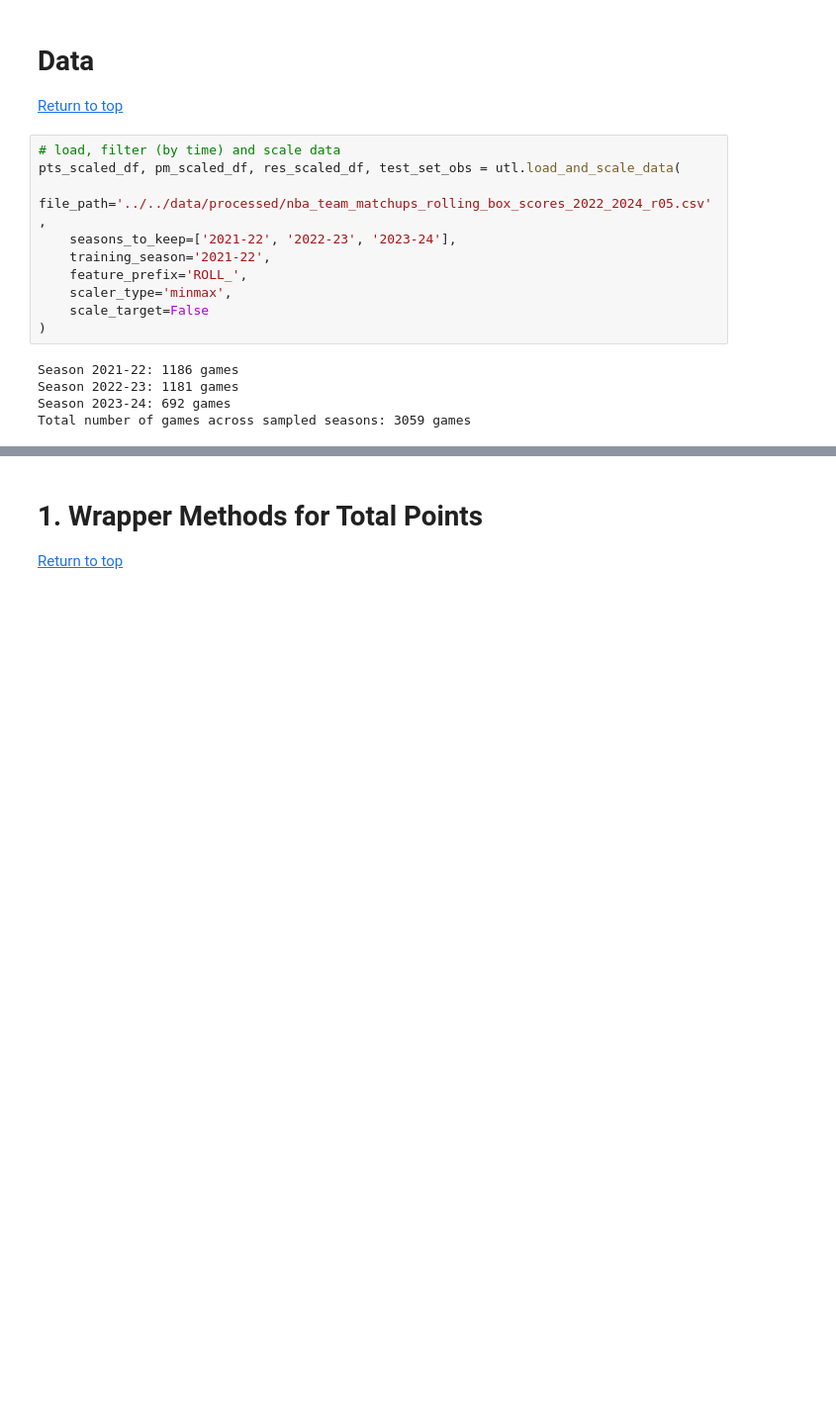
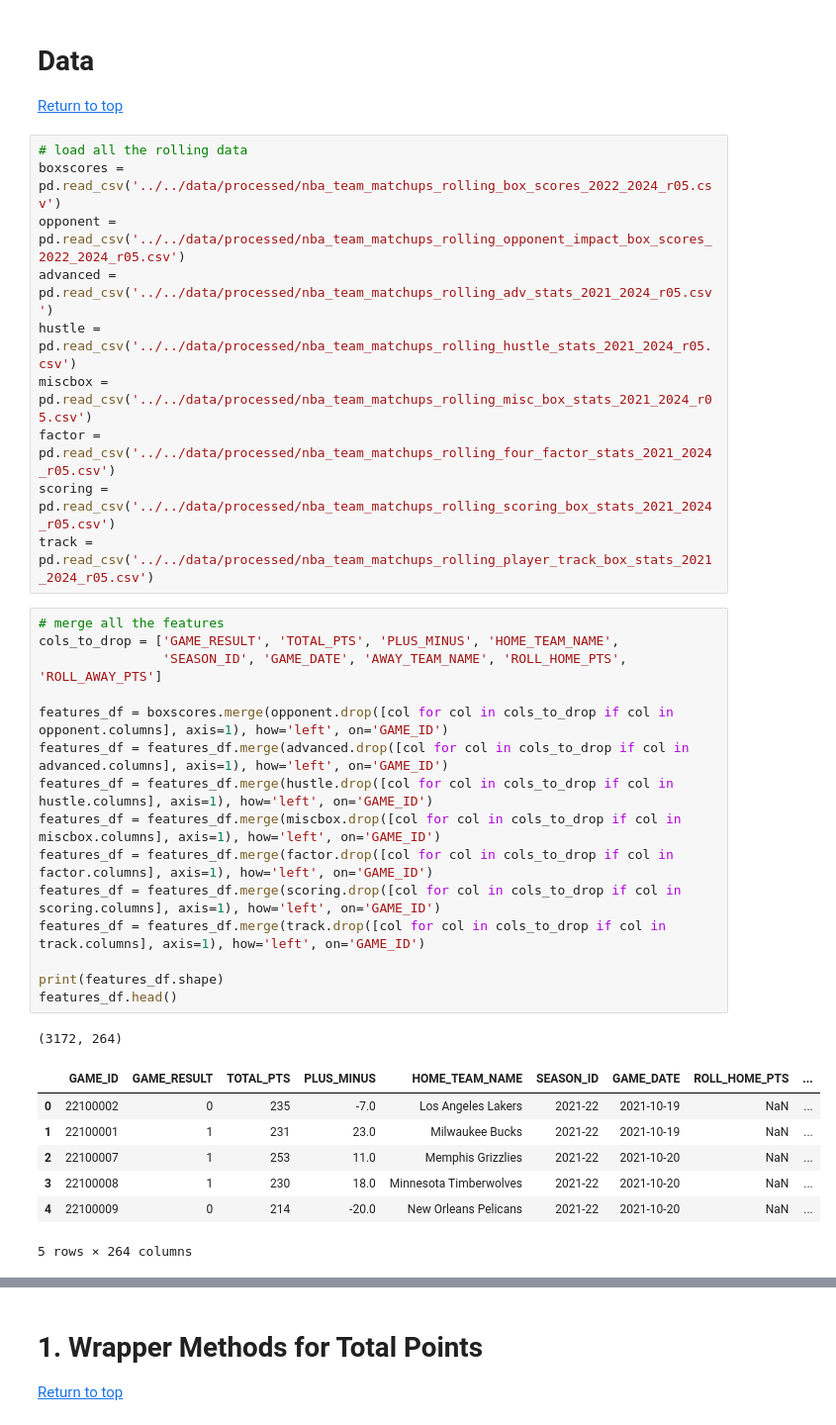
Before and after one commit to stevenworthington/sports_betting, a Jupyter notebook: code/data_processing/04b_Feature_Selection_Wrapper_Methods.ipynb, the cells around one changed output, grey strips where cells are left out. Shown at 99% size. Saved outputs shown, nothing was run; the diff lists cells and outputs as text; blank space fills up the shorter version.

```diff
--- a/code/data_processing/04b_Feature_Selection_Wrapper_Methods.ipynb
+++ b/code/data_processing/04b_Feature_Selection_Wrapper_Methods.ipynb
@@ -37,18 +49,37 @@ IProgress not found. Please update jupyter and ipywidgets. See https://ipywidget
 # Data
 
 [Return to top](#Feature-Selection)
-# %%
-# load, filter (by time) and scale data
-pts_scaled_df, pm_scaled_df, res_scaled_df, test_set_obs = utl.load_and_scale_data(
-    file_path='../../data/processed/nba_team_matchups_rolling_box_scores_2022_2024_r05.csv',
-    seasons_to_keep=['2021-22', '2022-23', '2023-24'],
-    training_season='2021-22',
-    feature_prefix='ROLL_',
-    scaler_type='minmax',
-    scale_target=False
-)
-# %% [output]
-Season 2021-22: 1186 games
-Season 2022-23: 1181 games
-Season 2023-24: 692 games
-Total number of games across sampled seasons: 3059 games
+# %%
+# load all the rolling data
+boxscores = pd.read_csv('../../data/processed/nba_team_matchups_rolling_box_scores_2022_2024_r05.csv')
+opponent = pd.read_csv('../../data/processed/nba_team_matchups_rolling_opponent_impact_box_scores_2022_2024_r05.csv')
+advanced = pd.read_csv('../../data/processed/nba_team_matchups_rolling_adv_stats_2021_2024_r05.csv')
+hustle = pd.read_csv('../../data/processed/nba_team_matchups_rolling_hustle_stats_2021_2024_r05.csv')
+miscbox = pd.read_csv('../../data/processed/nba_team_matchups_rolling_misc_box_stats_2021_2024_r05.csv')
+factor = pd.read_csv('../../data/processed/nba_team_matchups_rolling_four_factor_stats_2021_2024_r05.csv')
+scoring = pd.read_csv('../../data/processed/nba_team_matchups_rolling_scoring_box_stats_2021_2024_r05.csv')
+track = pd.read_csv('../../data/processed/nba_team_matchups_rolling_player_track_box_stats_2021_2024_r05.csv')
+# %%
+# merge all the features
+cols_to_drop = ['GAME_RESULT', 'TOTAL_PTS', 'PLUS_MINUS', 'HOME_TEAM_NAME',
+                'SEASON_ID', 'GAME_DATE', 'AWAY_TEAM_NAME', 'ROLL_HOME_PTS', 'ROLL_AWAY_PTS']
+
+features_df = boxscores.merge(opponent.drop([col for col in cols_to_drop if col in opponent.columns], axis=1), how='left', on='GAME_ID')
+features_df = features_df.merge(advanced.drop([col for col in cols_to_drop if col in advanced.columns], axis=1), how='left', on='GAME_ID')
+features_df = features_df.merge(hustle.drop([col for col in cols_to_drop if col in hustle.columns], axis=1), how='left', on='GAME_ID')
+features_df = features_df.merge(miscbox.drop([col for col in cols_to_drop if col in miscbox.columns], axis=1), how='left', on='GAME_ID')
+features_df = features_df.merge(factor.drop([col for col in cols_to_drop if col in factor.columns], axis=1), how='left', on='GAME_ID')
+features_df = features_df.merge(scoring.drop([col for col in cols_to_drop if col in scoring.columns], axis=1), how='left', on='GAME_ID')
+features_df = features_df.merge(track.drop([col for col in cols_to_drop if col in track.columns], axis=1), how='left', on='GAME_ID')
+
+print(features_df.shape)
+features_df.head()
+# %% [output]
+(3172, 264)
+|  | GAME_ID | GAME_RESULT | TOTAL_PTS | PLUS_MINUS | HOME_TEAM_NAME | SEASON_ID | GAME_DATE | ROLL_HOME_PTS | ... |
+| 0 | 22100002 | 0 | 235 | -7.0 | Los Angeles Lakers | 2021-22 | 2021-10-19 | NaN | ... |
+| 1 | 22100001 | 1 | 231 | 23.0 | Milwaukee Bucks | 2021-22 | 2021-10-19 | NaN | ... |
+| 2 | 22100007 | 1 | 253 | 11.0 | Memphis Grizzlies | 2021-22 | 2021-10-20 | NaN | ... |
+| 3 | 22100008 | 1 | 230 | 18.0 | Minnesota Timberwolves | 2021-22 | 2021-10-20 | NaN | ... |
+| 4 | 22100009 | 0 | 214 | -20.0 | New Orleans Pelicans | 2021-22 | 2021-10-20 | NaN | ... |
+5 rows × 264 columns
```
Also changed, not shown: parts of 15 cells of this notebook, 25 other files.
